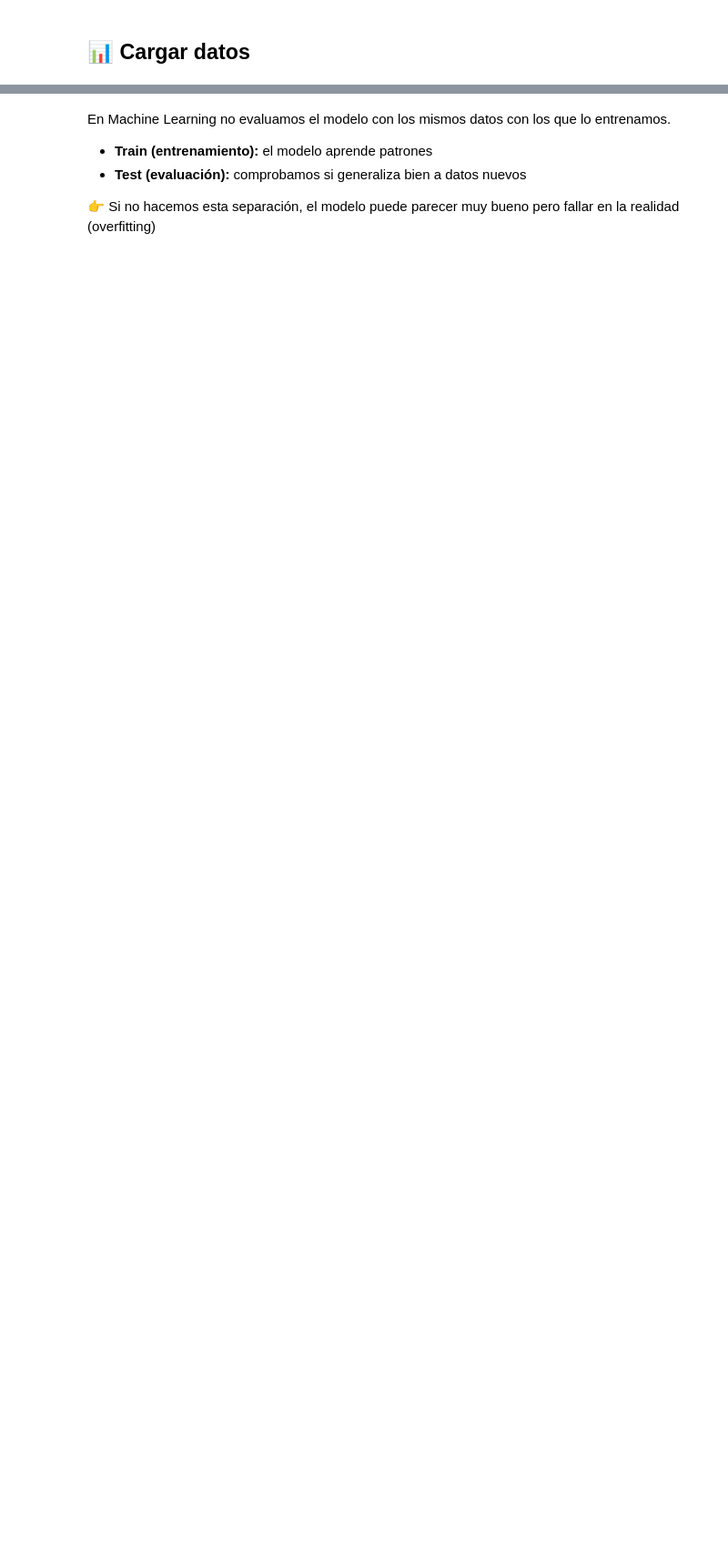
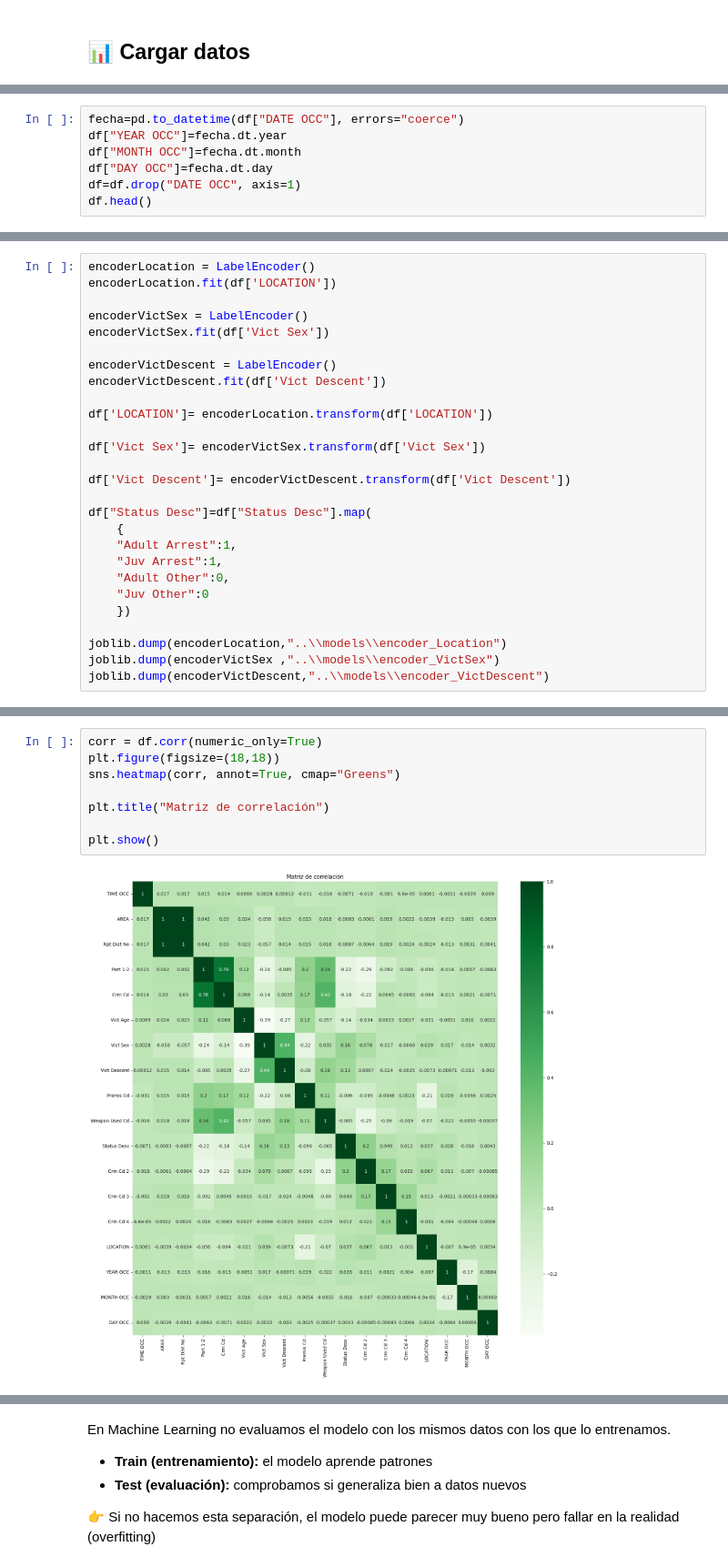
Before and after one commit to Janhjg/Runojanh-NadieEscapa, a Jupyter notebook: documents/notebook_model_train.ipynb, the cells around one changed output, grey strips where cells are left out. Shown at 91% size. Saved outputs shown, nothing was run; the diff lists cells and outputs as text; blank space fills up the shorter version.

Commit message:
reestructurando notebooks creado encoders y pipelines

```diff
--- a/documents/notebook_model_train.ipynb
+++ b/documents/notebook_model_train.ipynb
@@ -74,0 +81,7 @@ df.shape
+# %%
+fecha=pd.to_datetime(df["DATE OCC"], errors="coerce")
+df["YEAR OCC"]=fecha.dt.year
+df["MONTH OCC"]=fecha.dt.month
+df["DAY OCC"]=fecha.dt.day
+df=df.drop("DATE OCC", axis=1)
+df.head()
@@ -74,0 +95,27 @@ df.shape
+# %%
+encoderLocation = LabelEncoder()
+encoderLocation.fit(df['LOCATION'])
+
+encoderVictSex = LabelEncoder()
+encoderVictSex.fit(df['Vict Sex'])
+
+encoderVictDescent = LabelEncoder()
+encoderVictDescent.fit(df['Vict Descent'])
+
+df['LOCATION']= encoderLocation.transform(df['LOCATION'])
+
+df['Vict Sex']= encoderVictSex.transform(df['Vict Sex'])
+
+df['Vict Descent']= encoderVictDescent.transform(df['Vict Descent'])
+
+df["Status Desc"]=df["Status Desc"].map(
+    {
+    "Adult Arrest":1,
+    "Juv Arrest":1,
+    "Adult Other":0,
+    "Juv Other":0
+    })
+
+joblib.dump(encoderLocation,"..\\models\\encoder_Location")
+joblib.dump(encoderVictSex ,"..\\models\\encoder_VictSex")
+joblib.dump(encoderVictDescent,"..\\models\\encoder_VictDescent")
@@ -74,0 +148,10 @@ df.shape
+# %%
+corr = df.corr(numeric_only=True)
+plt.figure(figsize=(18,18))
+sns.heatmap(corr, annot=True, cmap="Greens")
+
+plt.title("Matriz de correlación")
+
+plt.show()
+# %% [output]
+[figure, added]
```
Also changed, not shown: parts of 23 cells of this notebook, 5 other files.
